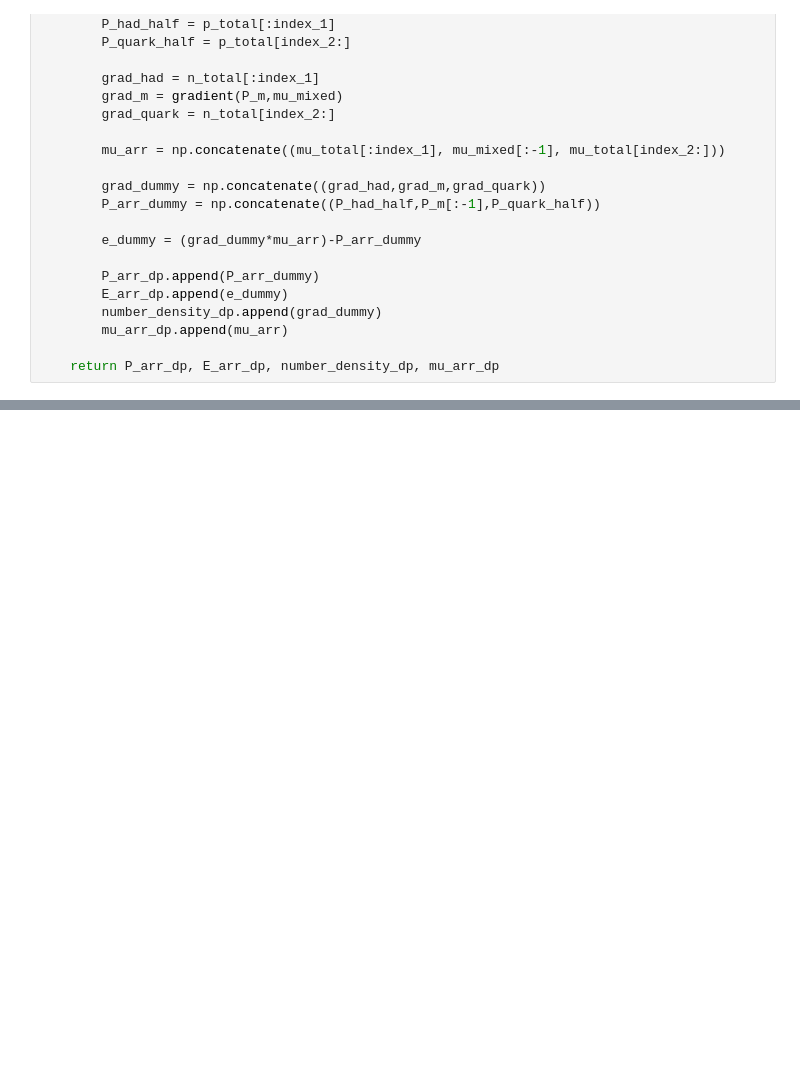
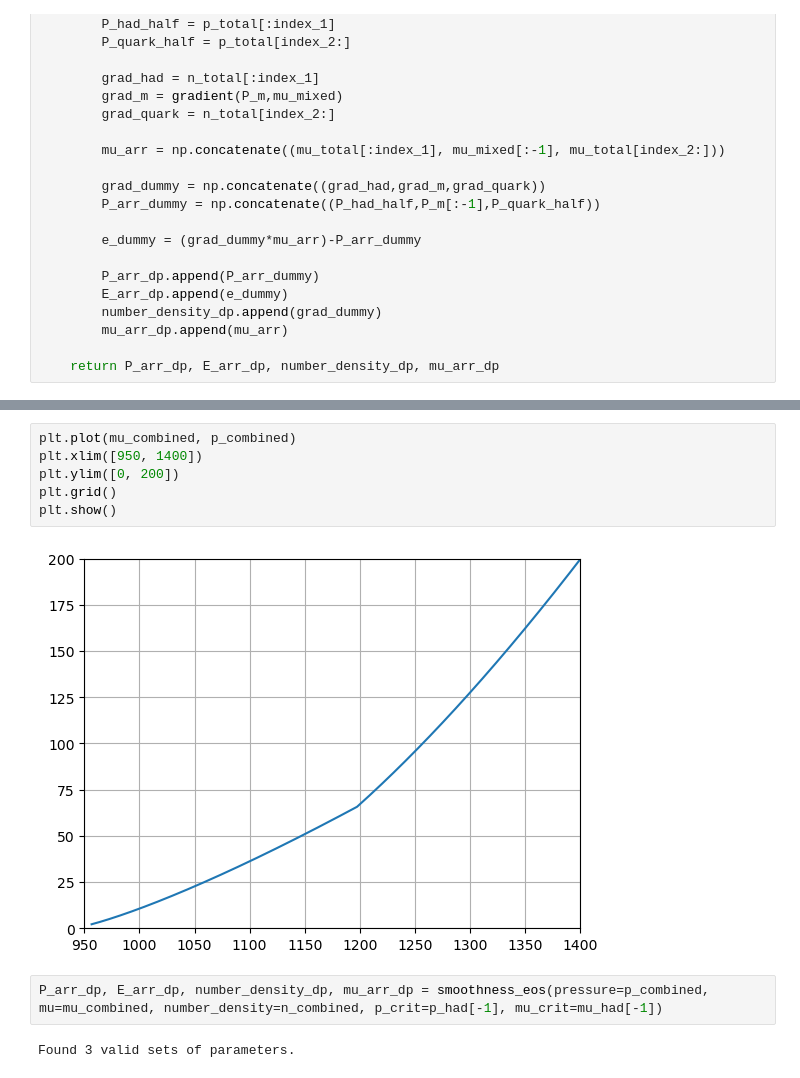
Before and after one commit to katta626/Phase_Transition, a Jupyter notebook: code/Relation_Codes/eos_mixed_phase.ipynb, the cells around one changed output, grey strips where cells are left out. Saved outputs shown, nothing was run; the diff lists cells and outputs as text; blank space fills up the shorter version.

```diff
--- a/code/Relation_Codes/eos_mixed_phase.ipynb
+++ b/code/Relation_Codes/eos_mixed_phase.ipynb
@@ -228,0 +238,12 @@ def max_smoothness_eos(pressure, mu, p_crit, mu_crit):
+# %%
+plt.plot(mu_combined, p_combined)
+plt.xlim([950, 1400])
+plt.ylim([0, 200])
+plt.grid()
+plt.show()
+# %% [output]
+[figure, added]
+# %%
+P_arr_dp, E_arr_dp, number_density_dp, mu_arr_dp = smoothness_eos(pressure=p_combined, mu=mu_combined, number_density=n_combined, p_crit=p_had[-1], mu_crit=mu_had[-1])
+# %% [output]
+Found 3 valid sets of parameters.
```
Also changed, not shown: parts of 14 cells of this notebook, 2 other files.
